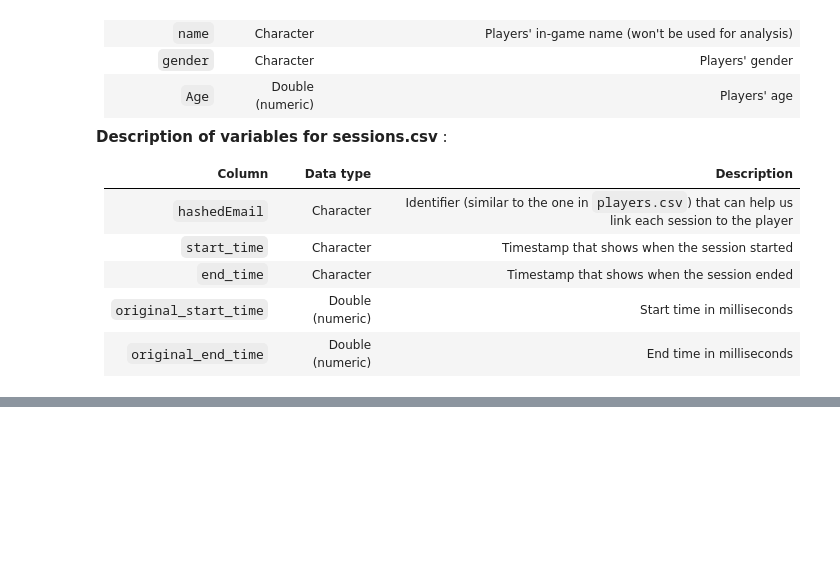
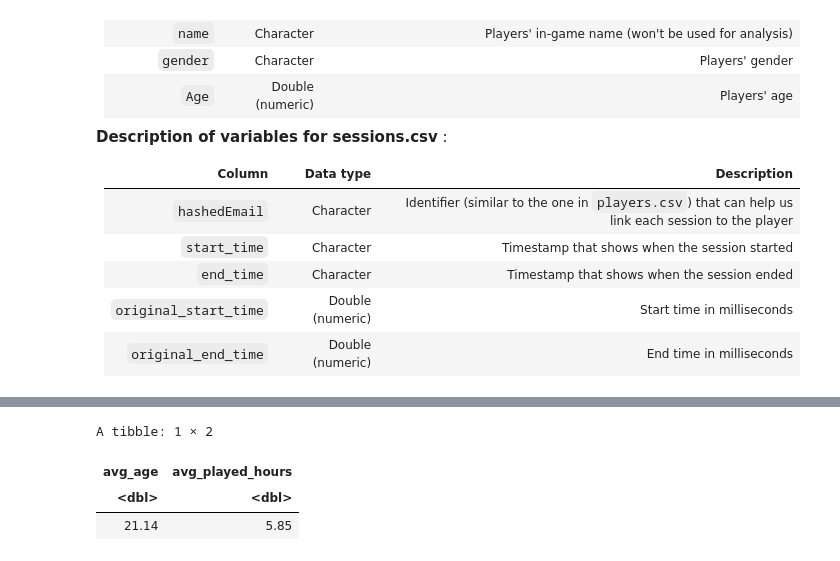
Before and after one commit to egshiglened/dsci_100_project_033, a Jupyter notebook: individual_project.ipynb, the cells around one changed output, grey strips where cells are left out. Cells and saved outputs as stored; diff of their text form; code cells hidden in the pictures; blank space fills up the shorter version.

```diff
--- a/individual_project.ipynb
+++ b/individual_project.ipynb
@@ -174,0 +156,10 @@ A spec_tbl_df: 196 × 9
+# %%
+players_summary <- players |>
+  summarise(avg_age = round(mean(Age, na.rm = TRUE), 2),
+            avg_played_hours = round(mean(played_hours, na.rm = TRUE), 2))
+players_summary
+# %% [output]
+A tibble: 1 × 2
+| avg_age | avg_played_hours |
+| <dbl> | <dbl> |
+| 21.14 | 5.85 |
```
Also changed, not shown: parts of 11 cells of this notebook.
